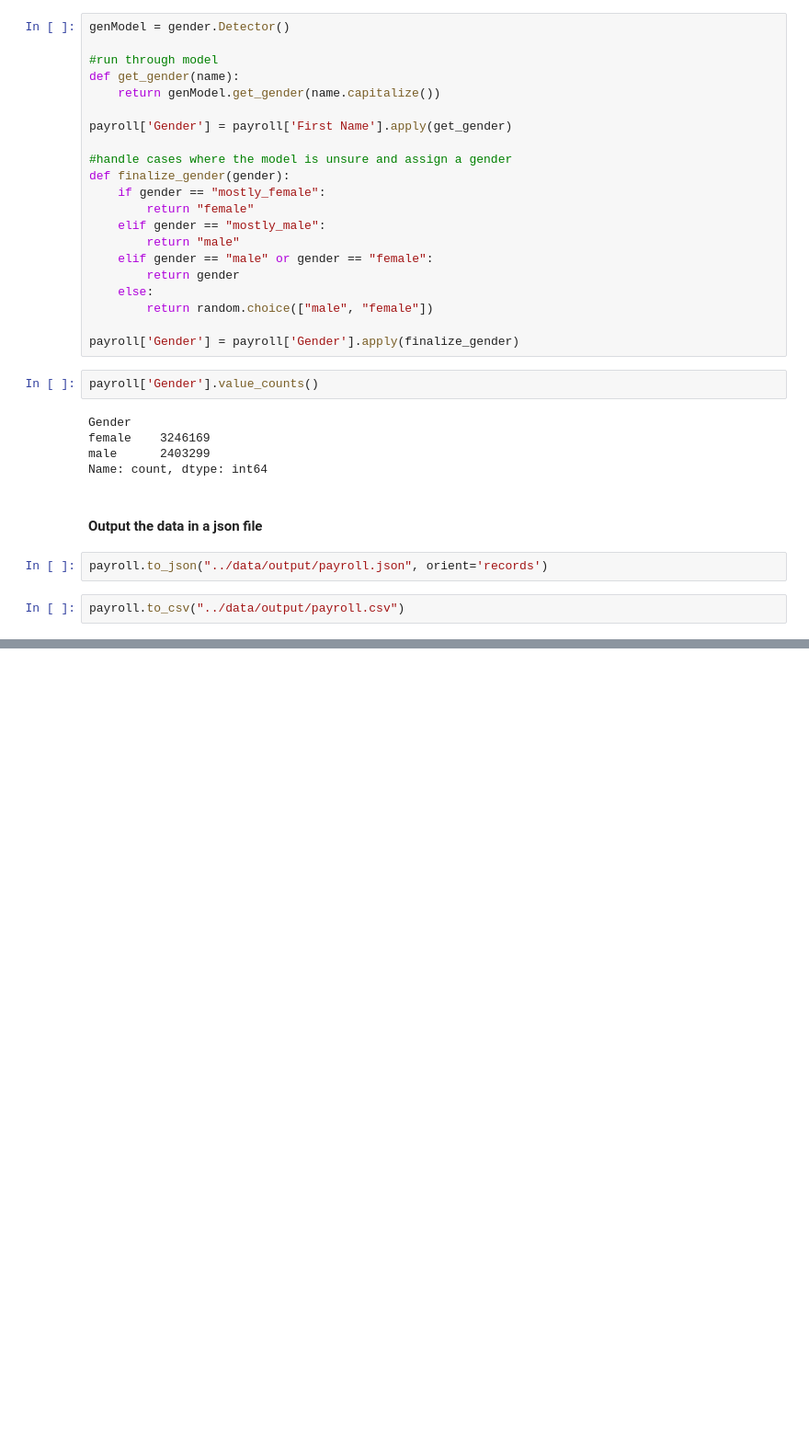
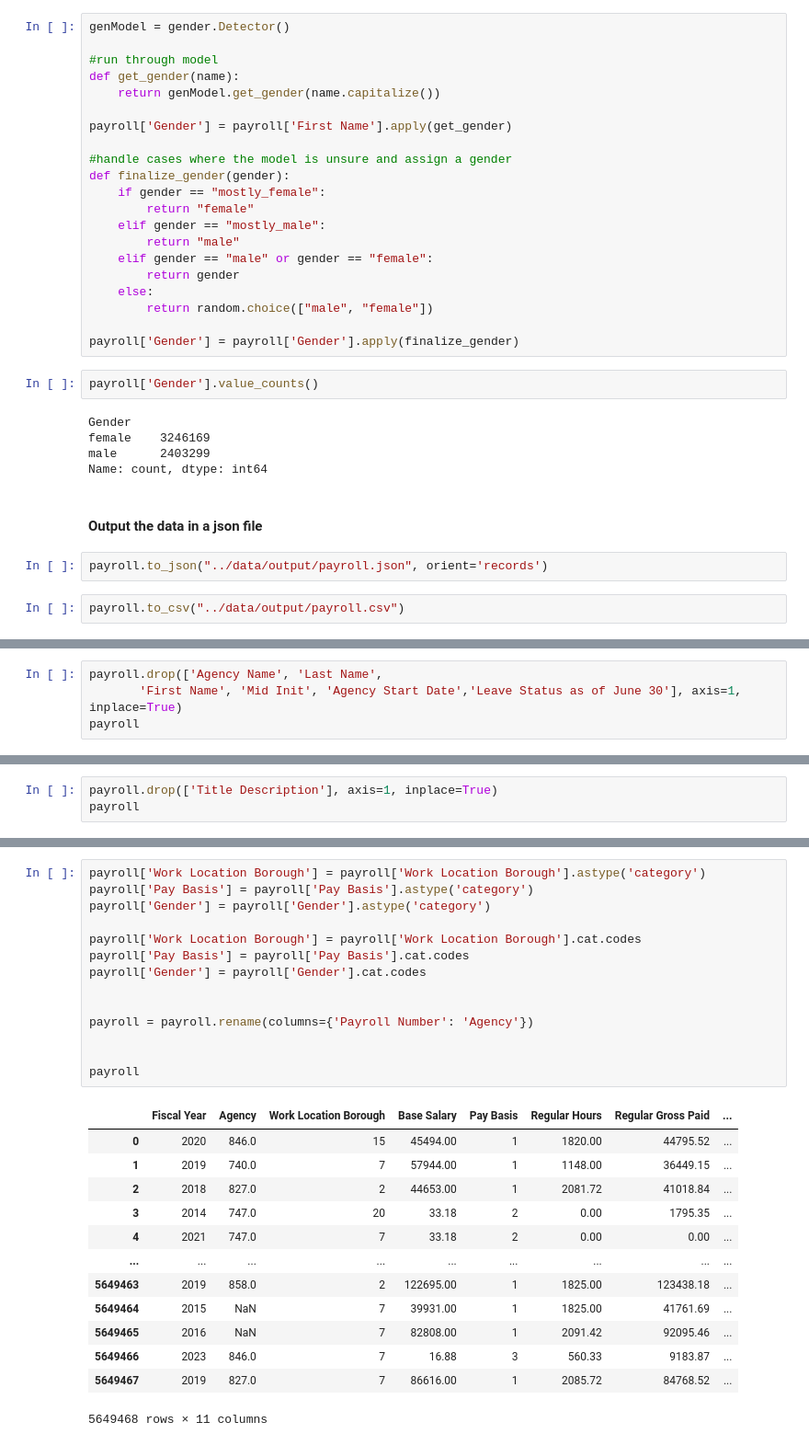
Before and after one commit to SoroushSemer/CSE-564-Final-Project, a Jupyter notebook: backend/data_processing.ipynb, the cells around one changed output, grey strips where cells are left out. Shown at 92% size. Cells and saved outputs as stored; diff of their text form; blank space fills up the shorter version.

```diff
--- a/backend/data_processing.ipynb
+++ b/backend/data_processing.ipynb
@@ -140,0 +152,4 @@ payroll.to_csv("../data/output/payroll.csv")
+# %%
+payroll.drop(['Agency Name', 'Last Name',
+       'First Name', 'Mid Init', 'Agency Start Date','Leave Status as of June 30'], axis=1, inplace=True)
+payroll
@@ -140,0 +158,3 @@ payroll.to_csv("../data/output/payroll.csv")
+# %%
+payroll.drop(['Title Description'], axis=1, inplace=True)
+payroll
@@ -140,0 +175,28 @@ payroll.to_csv("../data/output/payroll.csv")
+# %%
+payroll['Work Location Borough'] = payroll['Work Location Borough'].astype('category')
+payroll['Pay Basis'] = payroll['Pay Basis'].astype('category')
+payroll['Gender'] = payroll['Gender'].astype('category')
+
+payroll['Work Location Borough'] = payroll['Work Location Borough'].cat.codes
+payroll['Pay Basis'] = payroll['Pay Basis'].cat.codes
+payroll['Gender'] = payroll['Gender'].cat.codes
+
+
+payroll = payroll.rename(columns={'Payroll Number': 'Agency'})
+
+
+payroll
+# %% [output]
+|  | Fiscal Year | Agency | Work Location Borough | Base Salary | Pay Basis | Regular Hours | Regular Gross Paid | ... |
+| 0 | 2020 | 846.0 | 15 | 45494.00 | 1 | 1820.00 | 44795.52 | ... |
+| 1 | 2019 | 740.0 | 7 | 57944.00 | 1 | 1148.00 | 36449.15 | ... |
+| 2 | 2018 | 827.0 | 2 | 44653.00 | 1 | 2081.72 | 41018.84 | ... |
+| 3 | 2014 | 747.0 | 20 | 33.18 | 2 | 0.00 | 1795.35 | ... |
+| 4 | 2021 | 747.0 | 7 | 33.18 | 2 | 0.00 | 0.00 | ... |
+| ... | ... | ... | ... | ... | ... | ... | ... | ... |
+| 5649463 | 2019 | 858.0 | 2 | 122695.00 | 1 | 1825.00 | 123438.18 | ... |
+| 5649464 | 2015 | NaN | 7 | 39931.00 | 1 | 1825.00 | 41761.69 | ... |
+| 5649465 | 2016 | NaN | 7 | 82808.00 | 1 | 2091.42 | 92095.46 | ... |
+| 5649466 | 2023 | 846.0 | 7 | 16.88 | 3 | 560.33 | 9183.87 | ... |
+| 5649467 | 2019 | 827.0 | 7 | 86616.00 | 1 | 2085.72 | 84768.52 | ... |
+5649468 rows × 11 columns
```
Also changed, not shown: parts of 14 cells of this notebook, 4 other files.
